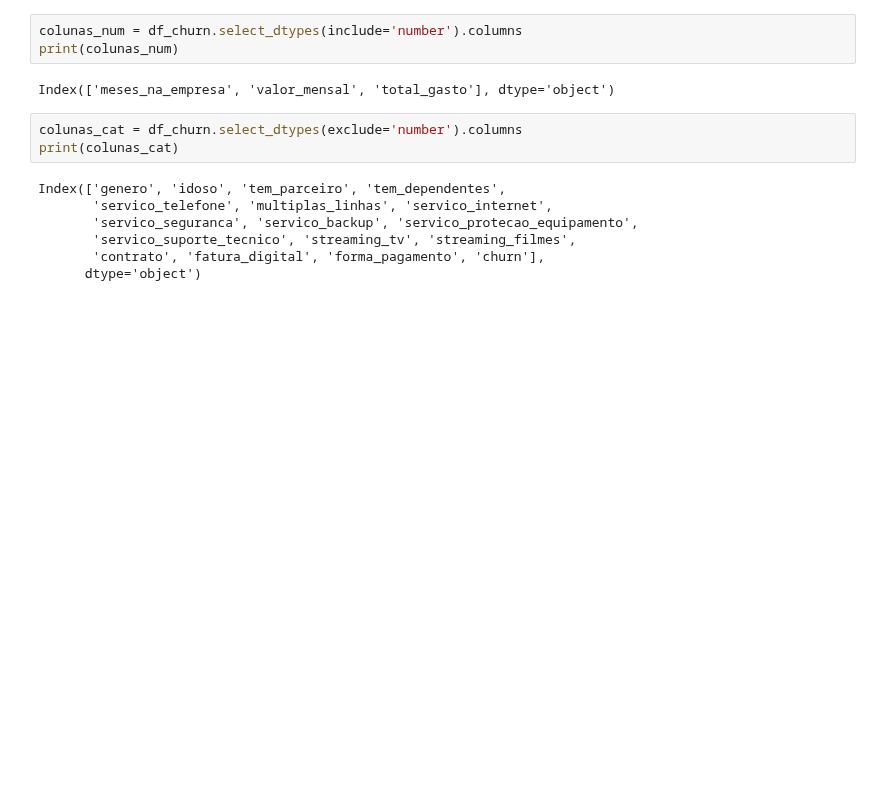
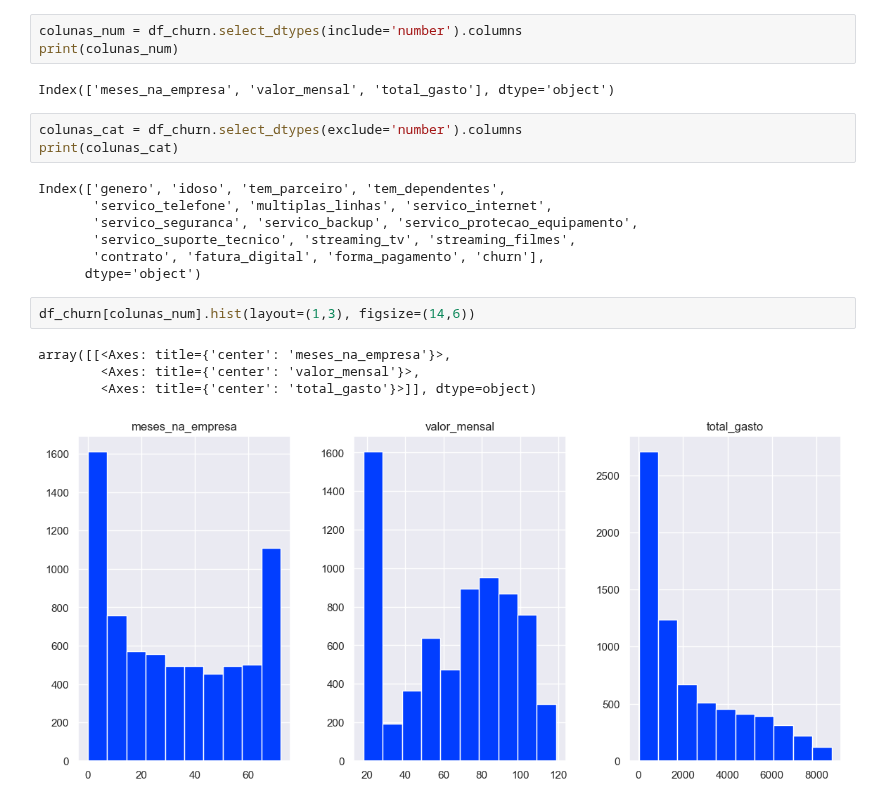
Before and after one commit to MathLopes29/Hashtag_AnaliseDados, a Jupyter notebook: Python/Cursos/Curso Hashtag/08_Matplot_Seaborn/08_51_Seaborn/36_introducao_pandas_seaborn_inicial.ipynb, the cells around one changed output. Drawn from its saved outputs; the diff is of its cells as text; blank space fills up the shorter version.

```diff
--- a/Python/Cursos/Curso Hashtag/08_Matplot_Seaborn/08_51_Seaborn/36_introducao_pandas_seaborn_inicial.ipynb
+++ b/Python/Cursos/Curso Hashtag/08_Matplot_Seaborn/08_51_Seaborn/36_introducao_pandas_seaborn_inicial.ipynb
@@ -124,3 +124,10 @@ Index(['genero', 'idoso', 'tem_parceiro', 'tem_dependentes',
        'servico_suporte_tecnico', 'streaming_tv', 'streaming_filmes',
        'contrato', 'fatura_digital', 'forma_pagamento', 'churn'],
       dtype='object')
+# %%
+df_churn[colunas_num].hist(layout=(1,3), figsize=(14,6))
+# %% [output]
+array([[<Axes: title={'center': 'meses_na_empresa'}>,
+        <Axes: title={'center': 'valor_mensal'}>,
+        <Axes: title={'center': 'total_gasto'}>]], dtype=object)
+[figure, added]
```
Also changed, not shown: parts of 4 cells of this notebook, 4 other files.
